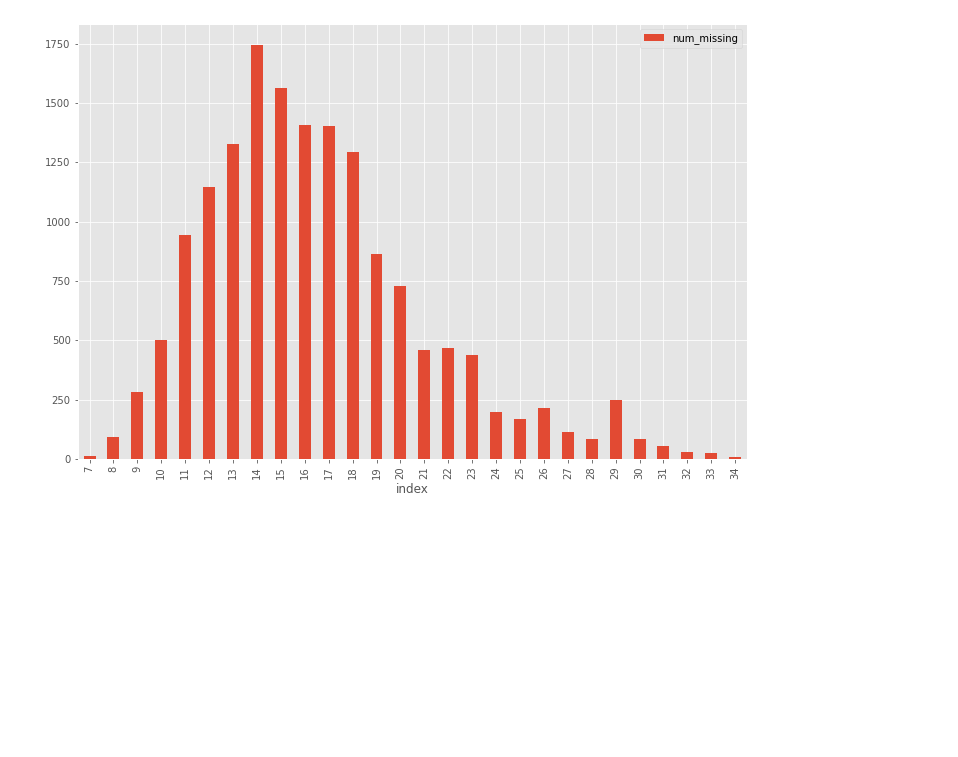
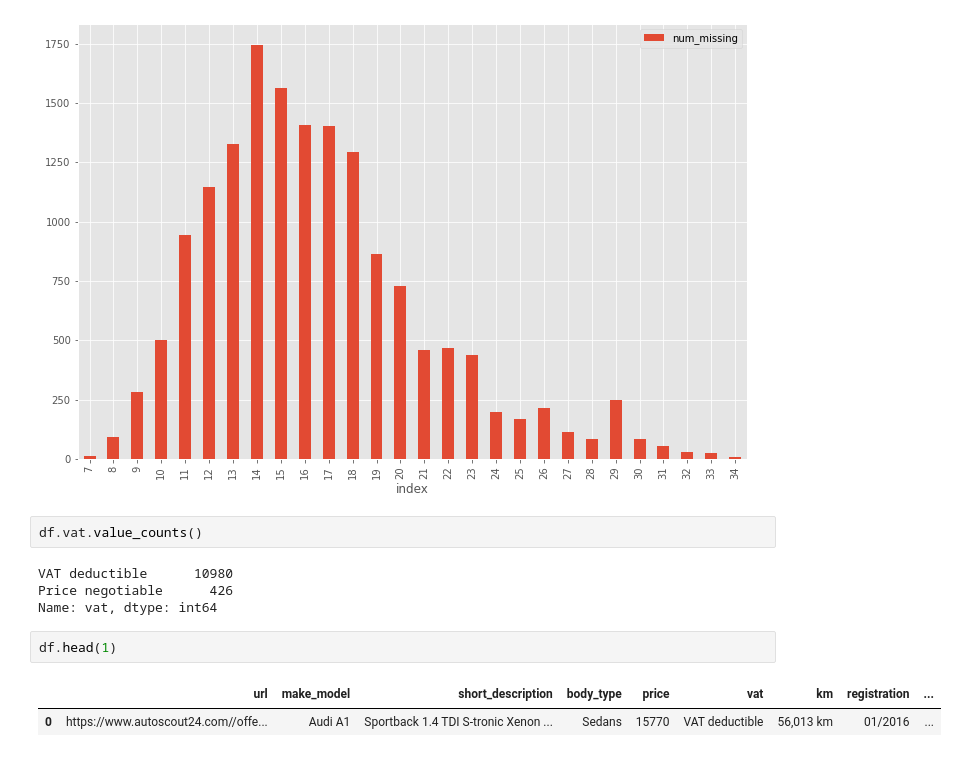
Before and after one commit to nadireus/AUTOSCOUT-P, a Jupyter notebook: AutoScout_Data_Analysis_Project.ipynb, the cells around one changed output. Cells and saved outputs as stored; diff of their text form; blank space fills up the shorter version.

```diff
--- a/AutoScout_Data_Analysis_Project.ipynb
+++ b/AutoScout_Data_Analysis_Project.ipynb
@@ -176,3 +231,14 @@ created missing indicator for: Availability
 created missing indicator for: Last Timing Belt Service Date
 created missing indicator for: Available from
 [figure]
+# %%
+df.vat.value_counts()
+# %% [output]
+VAT deductible      10980
+Price negotiable      426
+Name: vat, dtype: int64
+# %%
+df.head(1)
+# %% [output]
+|  | url | make_model | short_description | body_type | price | vat | km | registration | ... |
+| 0 | https://www.autoscout24.com//offe... | Audi A1 | Sportback 1.4 TDI S-tronic Xenon ... | Sedans | 15770 | VAT deductible | 56,013 km | 01/2016 | ... |
```
Also changed, not shown: parts of 5 cells of this notebook.
